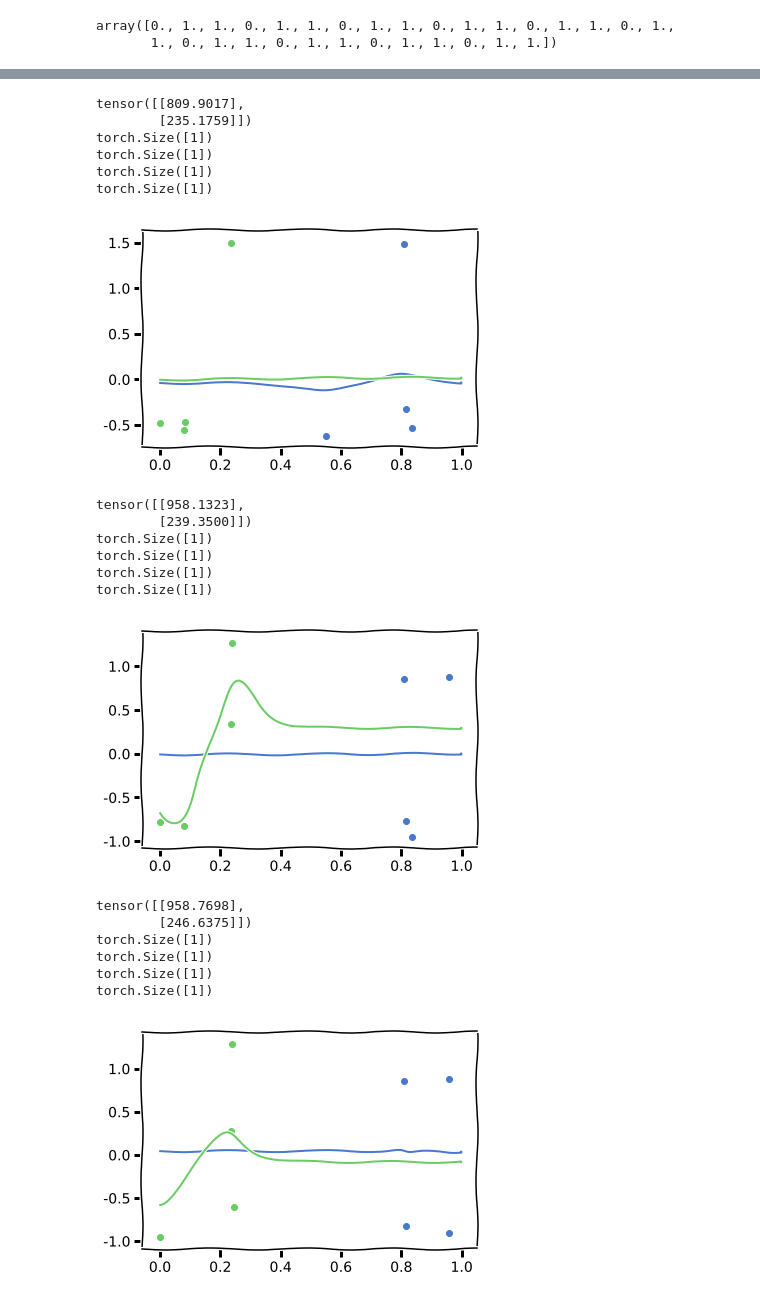
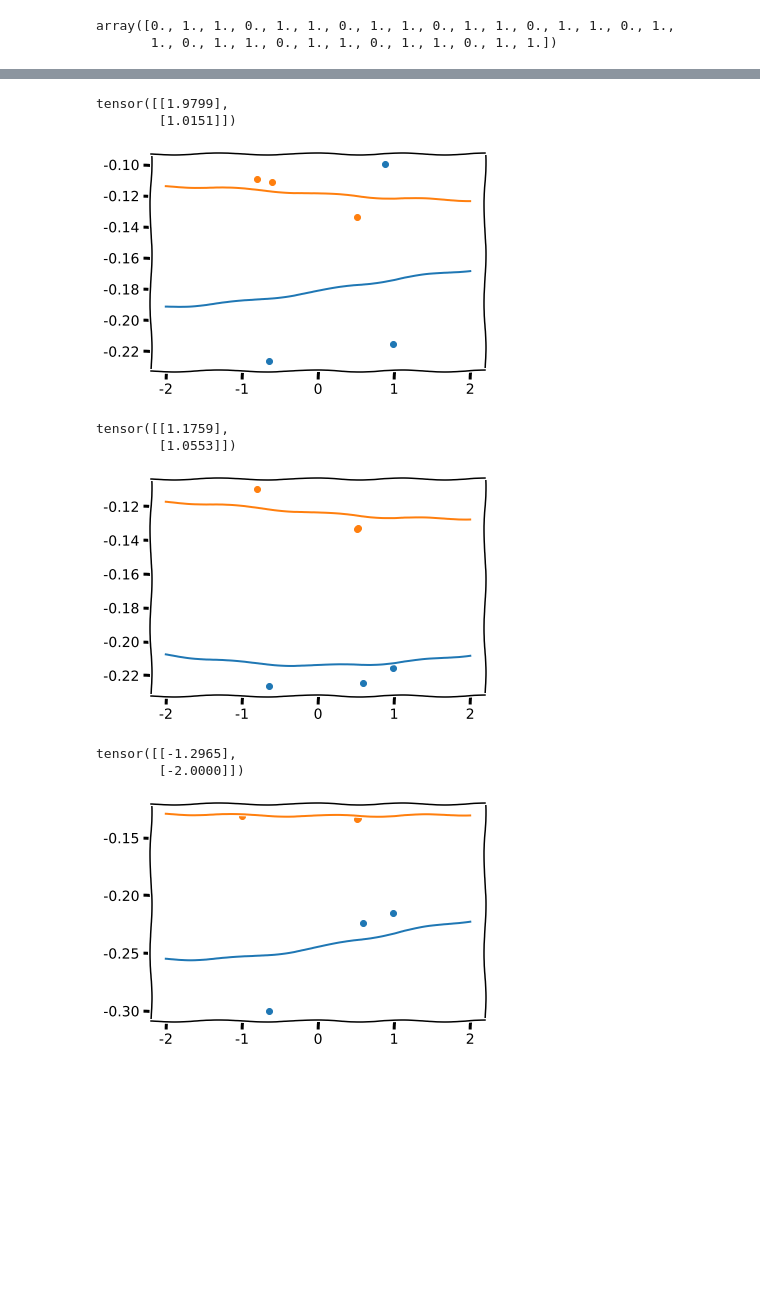
Before and after one commit to g-benton/PCC-RL, a Jupyter notebook: experiments/multiple-senders/send_separate.ipynb, the cells around one changed output, grey strips where cells are left out. Cells and saved outputs as stored; diff of their text form; code cells hidden in the pictures; blank space fills up the shorter version.

Commit message:
updating multiple senders

```diff
--- a/experiments/multiple-senders/send_separate.ipynb
+++ b/experiments/multiple-senders/send_separate.ipynb
@@ -24,12 +24,12 @@ Reward: 0.00, Ewma Reward: 0.00
 array([0., 1., 1., 0., 1., 1., 0., 1., 1., 0., 1., 1., 0., 1., 1., 0., 1.,
        1., 0., 1., 1., 0., 1., 1., 0., 1., 1., 0., 1., 1.])
 # %%
-max_x = 1000
+max_action = 2.
 n_start = 3
-rates = torch.rand(n_sender, n_start, 1)
+rates = torch.rand(n_sender, n_start, 1) * 2 * max_action - max_action
 rwrds = torch.zeros(n_sender, n_start)
 for rind in range(n_start):
-    rwrds[:, rind] = torch.tensor(env.step(rates[:, rind, :].mul(max_x))[1])
+    rwrds[:, rind] = torch.tensor(env.step(rates[:, rind, :])[1])
 # %%
 rwrds
 # %% [output]
@@ -38,17 +38,15 @@ tensor([[-1.0158, -1.2492, -1.5133],
 # %%
 BayesOpter = []
 for sndr in range(n_sender):
-    BayesOpter.append(BayesOpt(rates[sndr, :, 0].mul(max_x), rwrds[sndr, :],
-                              normalize=True, max_x=max_x, acquisition=expected_improvement,
-                              max_jump=300))
+    BayesOpter.append(BayesOpt(rates[sndr, :, 0], rwrds[sndr, :],
+                              normalize=True, max_delta=max_action, acquisition=expected_improvement))
 # %%
-colors = sns.color_palette("muted")
+colors = sns.color_palette()
 
 rnds = 10
 saved_rates = torch.zeros(rnds, n_sender, 1)
 saved_rwrds = torch.zeros(rnds, n_sender)
-test_points = torch.arange(1, 1000).float().div(max_x)
-
+test_points = torch.linspace(-max_action, max_action)
 
 for ii in range(rnds):
 
@@ -64,7 +62,7 @@ for ii in range(rnds):
 
     ## run the network ##
     print(next_rates)
-    rwrds = torch.tensor(env.step(next_rates.mul(bo.max_x))[1])
+    rwrds = torch.tensor(env.step(next_rates)[1])
     saved_rwrds[ii,:] = torch.tensor(rwrds)
 
     ## update observations
@@ -72,9 +70,7 @@ for ii in range(rnds):
         new_x = next_rates[sndr, :].float().clone()
         new_y = rwrds[sndr].unsqueeze(-1).float().clone()
 
-        print(new_x.shape)
-        print(new_y.shape)
-        bo.update_obs(new_x, new_y, max_obs=4)
+        bo.update_obs(new_x, new_y, max_obs=3)
 
     with plt.xkcd():
         for sndr in range(n_sender):
@@ -100,21 +92,9 @@ torch.Size([1])
-tensor([[809.9017],
-        [235.1759]])
-torch.Size([1])
-torch.Size([1])
-torch.Size([1])
-torch.Size([1])
+tensor([[1.9799],
+        [1.0151]])
-[figure, old version]
+[figure, new version]
-tensor([[958.1323],
-        [239.3500]])
-torch.Size([1])
-torch.Size([1])
-torch.Size([1])
-torch.Size([1])
+tensor([[1.1759],
+        [1.0553]])
-[figure, old version]
+[figure, new version]
-tensor([[958.7698],
-        [246.6375]])
-torch.Size([1])
-torch.Size([1])
-torch.Size([1])
-torch.Size([1])
+tensor([[-1.2965],
+        [-2.0000]])
-[figure, old version]
+[figure, new version]
```
Also changed, not shown: parts of 2 cells of this notebook, 12 other files.
